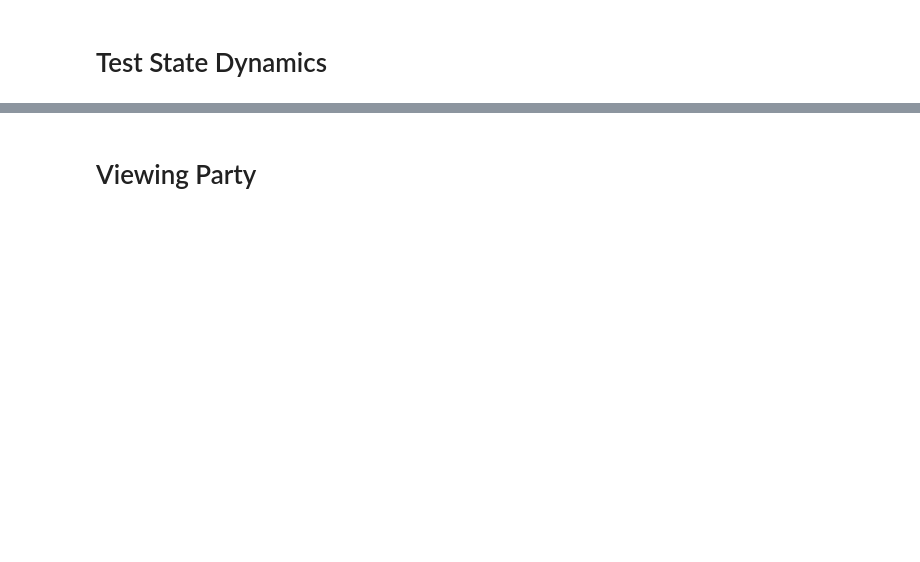
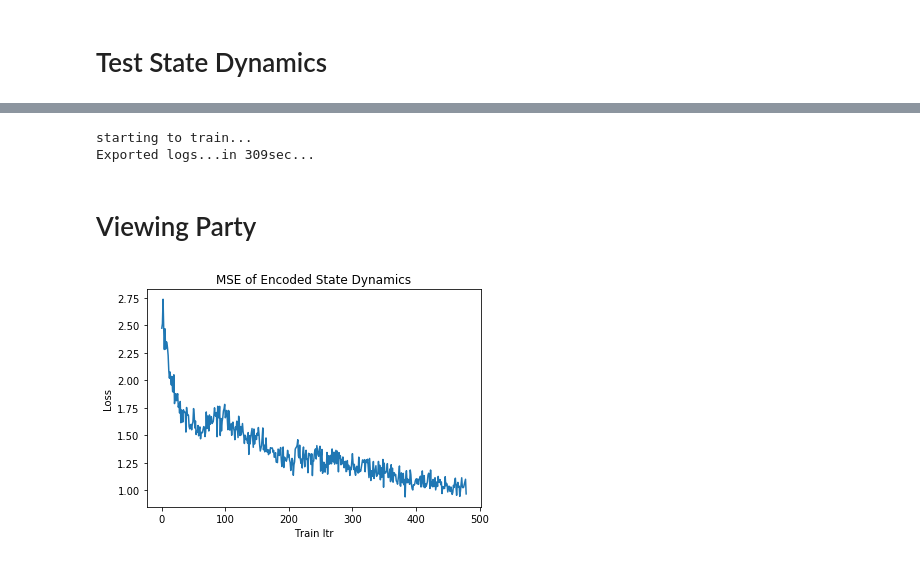
Before and after one commit to gebob19/DRL-Research-AFSR, a Jupyter notebook: codebase/main.ipynb, the cells around one changed output, grey strips where cells are left out. Drawn from its saved outputs; the diff is of its cells as text; code cells hidden in the pictures; blank space fills up the shorter version.

Commit message:
bug fixes, dynamics & density working in harmony

```diff
--- a/codebase/main.ipynb
+++ b/codebase/main.ipynb
@@ -358,2 +325,36 @@ KeyboardInterrupt:
+# %%
+tf_config = tf.ConfigProto(inter_op_parallelism_threads=1, intra_op_parallelism_threads=1)
+tf_config.gpu_options.allow_growth = True
+with tf.Session(config=tf_config) as sess:
+    sess.run(tf.global_variables_initializer())
+    agent.set_session(sess)
+
+    n_iter = 5
+    num_samples = 256
+    batch_size = [32]
+    render_n = 6
+
+    print('starting to train...')
+    for bs in batch_size:
+        for itr in range(n_iter):
+            start = time.time()
+            agent.train(bs, num_samples, itr)
+            end = time.time()
+
+            print('completed itr {} in {}sec...\r'.format(str(itr), int(end-start)), end="", flush=True)
+            if itr == n_iter-1:
+                logger.export()
+                print('Exported logs...')
+# %% [output]
+starting to train...
+Exported logs...in 309sec...
 # %% [markdown]
 # Viewing Party
+# %%
+logger = Logger()
+logger.import_logs('zsize-32.pkl')
+# logger.import_logs('1547598997.4943233.pkl')
+# %%
+density_loss = logger.logs['density']['logloss']
+dynamics_loss = logger.logs['dynamics']['loss']
+dynamics_max_profit = logger.logs['dynamics']['max_profit']
@@ -359,0 +363,8 @@ KeyboardInterrupt:
+# %%
+plt.plot(np.array(dynamics_loss).flatten())
+plt.title('MSE of Encoded State Dynamics')
+plt.ylabel('Loss')
+plt.xlabel('Train Itr')
+plt.show()
+# %% [output]
+[figure, added]
```
Also changed, not shown: parts of 5 cells of this notebook, 1 other file.
